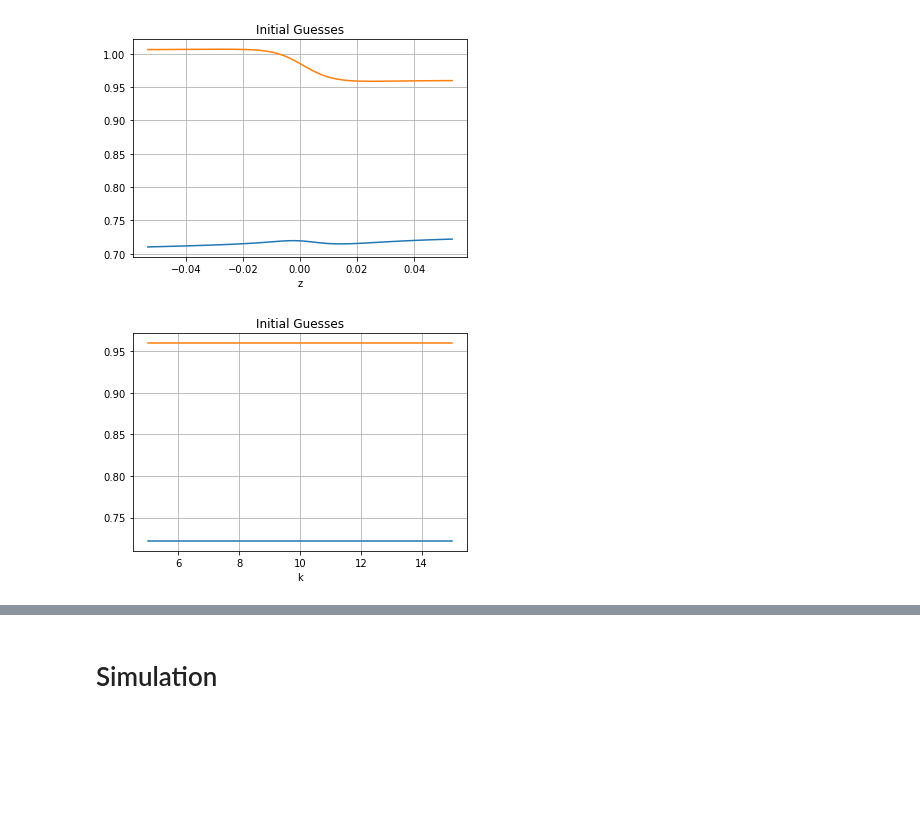
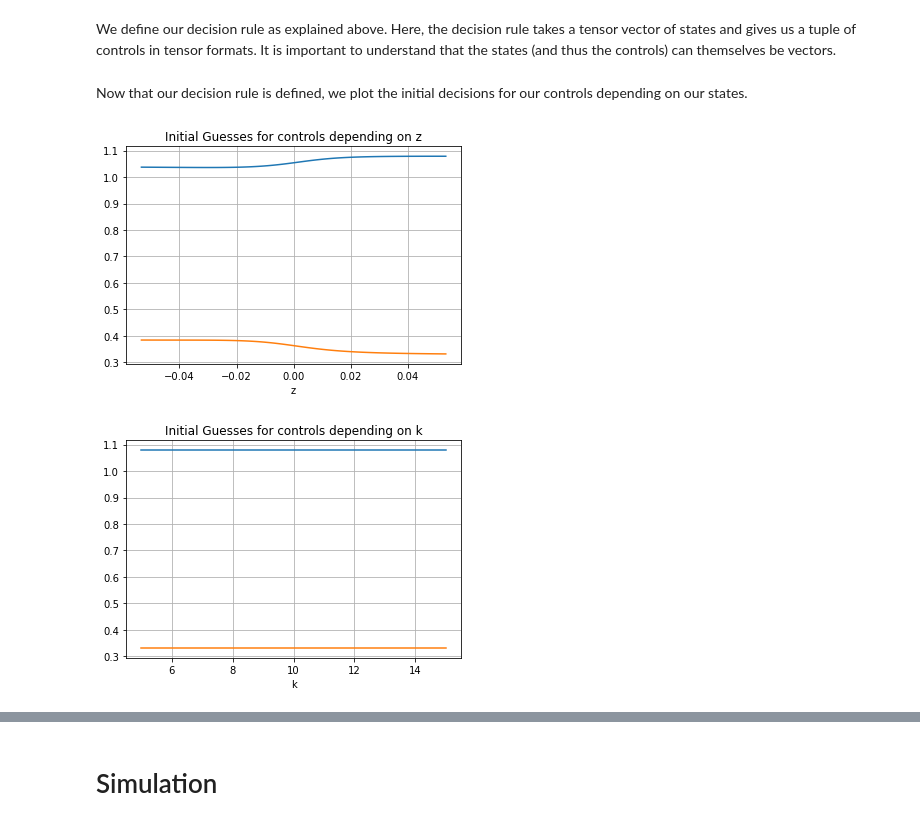
Before and after one commit to tanguy0/Stage_Crest, a Jupyter notebook: DL_RBC_dolo.ipynb, the cells around one changed output, grey strips where cells are left out. Cells and saved outputs as stored; diff of their text form; code cells hidden in the pictures; blank space fills up the shorter version.

```diff
--- a/DL_RBC_dolo.ipynb
+++ b/DL_RBC_dolo.ipynb
@@ -166,18 +166,23 @@ layers = [
     tf.keras.layers.Dense(2, activation=tf.keras.activations.linear)
 ]
 perceptron = tf.keras.Sequential(layers)
+# %% [markdown]
+We define our decision rule as explained above. Here, the decision rule takes a tensor vector of states and gives us a tuple of controls in tensor formats. It is important to understand that the states (and thus the controls) can themselves be vectors.
 # %%
 def dr(state: Vector):            # dr = decision rule
 
     # We normalize state variables between -1 and 1, taking into account the hypothesis above.
+
     a = [variable for variable in state]
-    for i in range(len(m0)):      # Les états exogènes dont l'évolution est régis par des chocs
-        a[i] = a[i]/(parameters[-(len(m0)-i)]/(1-parameters[-len(m0)-(len(m0)-i)]**2)**0.5)/2     #parameters[-len(m0)-(len(m0)-i)] = rho
-    for i in range(len(s0)-len(m0)):      # Les états endogènes
+
+    for i in range(len(m0)):      # Exogenous states whose evolution is governed by shocks
+        a[i] = a[i]/(parameters[-(len(m0)-i)]/(1-parameters[-(3*len(m0)-i)]**2)**0.5)/2
+
+    for i in range(len(s0)-len(m0)):      # Endogenous states
         a[len(m0)+i] = (a[i]-list_domain[i][0])/(list_domain[i][1]-list_domain[i][0])*2.0-1.0
 
     # we prepare input to the perceptron
-    s = tf.concat([_e[:,None] for _e in a], axis=1) # equivalent to np.column_stack
+    s = tf.concat([_e[:,None] for _e in a], axis=1)    # equivalent to np.column_stack
 
     x = perceptron(s) # n x len(state) matrix             # The deltas are hidden in this perceptron function
 
@@ -202,30 +193,39 @@ state_vec = tf.convert_to_tensor(state_vec)
+# %% [markdown]
+Now that our decision rule is defined, we plot the initial decisions for our controls depending on our states.
 # %%
+state_vec=[]
+for i in range(len(s0)):
+    variable_vec = np.linspace(list_domain[i][0], list_domain[i][1], 100)
+    state_vec.append(variable_vec)
+
+state_vec = tf.convert_to_tensor(state_vec)      # state_vec is a tensor containing an array of state vectors
+
 mat=[]
 for i in range(len(state_vec)):
 
     s = []
     if i!=0:
         for j in range(i):
-            s.append(((list_domain[j][1]-list_domain[j][0])/2)*(state_vec[j]/state_vec[j]))     # La moyenne
+            s.append(((list_domain[j][1]-list_domain[j][0])/2)*(state_vec[j]/state_vec[j]))     # All state variables before the one considered are equal to their mean.
 
-    s.append(state_vec[i])     # La vraie valeur
+    s.append(state_vec[i])     # The i-th state variable is equal to its values in state_vec
 
     if i!=len(state_vec):
         for j in range(i+1,len(state_vec)):
-            s.append(((list_domain[j][1]-list_domain[j][0])/2)*(state_vec[j]/state_vec[j]))     # La moyenne
+            s.append(((list_domain[j][1]-list_domain[j][0])/2)*(state_vec[j]/state_vec[j]))     # All state variables after the one considered are equal to their mean.
 
     x = dr(np.asarray(s))
     mat.append(x)
 
-# ici on a plot les controls en fonction de chaque variables d'état (les autres étant fixes et valants leurs moyennes)
-# On obtient donc len(s0) graphs différents
+# here we plot the controls according to each state variable (the others being fixed and worth their averages)
+# We thus get len(s0) different graphs
 
 for j in range(len(state_vec)):
     plt.figure()
     plt.plot(state_vec[j],mat[j])
     plt.xlabel(list_keys[j])
-    plt.title("Initial Guesses")
+    plt.title('Initial Guesses for controls depending on '+list_keys[j])
     plt.grid()
 # %% [output]
-[figure, old version]
+[figure, new version]
-[figure, old version]
+[figure, new version]
```
Also changed, not shown: parts of 33 cells of this notebook, 2 other files.
